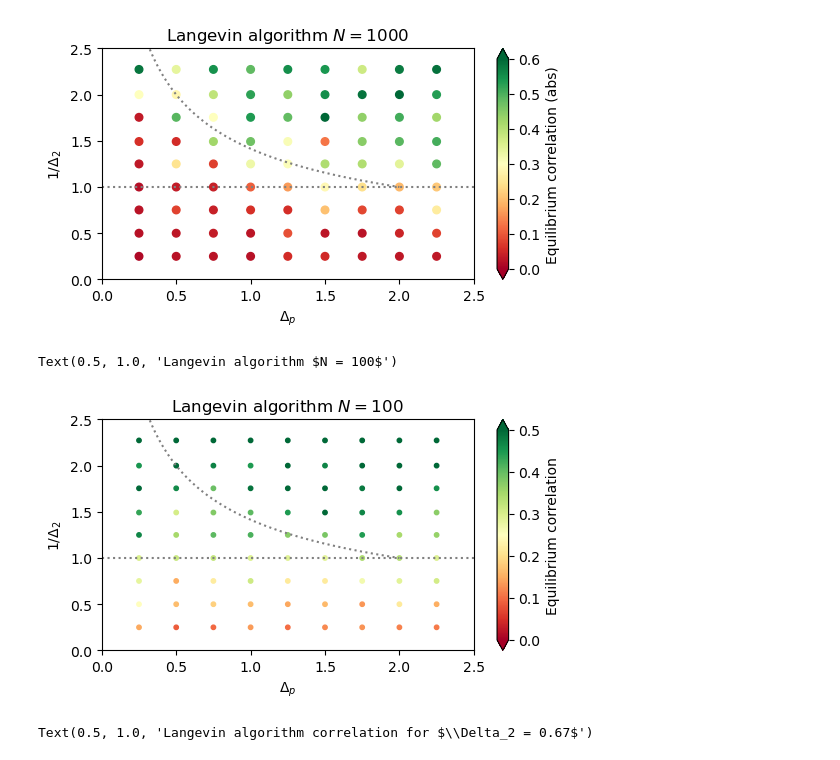
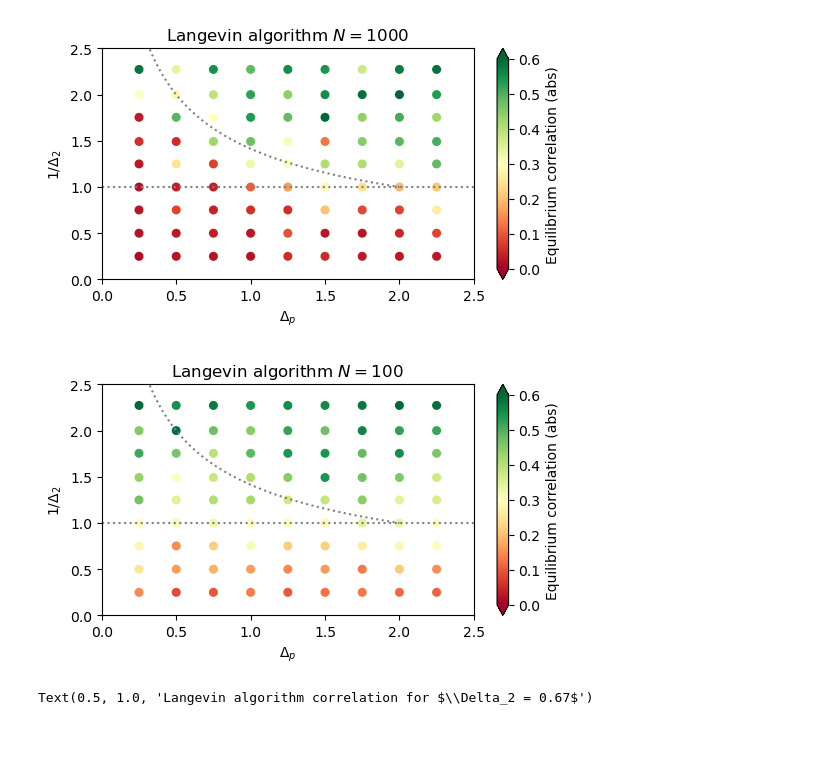
Before and after one commit to ychnli/ap229-final-project, a Jupyter notebook: analysis.ipynb, the cells around one changed output. Cells and saved outputs as stored; diff of their text form; code cells hidden in the pictures.

Commit message:
update analysis with more figures

```diff
--- a/analysis.ipynb
+++ b/analysis.ipynb
@@ -117,33 +114,32 @@ plt.savefig("figures/langevin_N1000_phase_diag_empirical_abs.png", dpi=300, bbox
 # %%
 equilibrium_corr = np.abs(corr_N100).mean("trial").isel(step=slice(-2000, -1)).mean("step")
 y = 1 / equilibrium_corr.delta2
 x = equilibrium_corr.deltap.values
 z = equilibrium_corr.values
 
 X, Y = np.meshgrid(x, y)
 
 # Flatten for scatter
 plt.figure(figsize=(6, 3))
-plt.scatter(X.flatten(), Y.flatten(), c=z.flatten(), s=10, vmin=0, vmax=0.5, cmap='RdYlGn')
+plt.scatter(X.flatten(), Y.flatten(), c=z.flatten(), s=30, vmin=0, vmax=0.6, cmap='RdYlGn')
 plt.xlabel(rf"$\Delta_p$")
 plt.ylabel(rf"$1/\Delta_2$")
 plt.xlim([0,2.5])
 plt.ylim([0,2.5])
 
 # Plot y = sqrt(x/2)
 x_line = np.linspace(x.min(), 2, 500)
 y_sqrt = np.sqrt(2 / x_line)
 plt.plot(x_line, y_sqrt, color='gray', linestyle=':', label=r"$y = \sqrt{2/x}$")
 
 # Plot y = 1
 plt.axhline(y=1, color='gray', linestyle=':', label=r"$y = 1$")
 
-plt.colorbar(label="Equilibrium correlation", extend='both')
+plt.colorbar(label="Equilibrium correlation (abs)", extend='both')
 plt.title(rf"Langevin algorithm $N = 100$")
-#plt.savefig("figures/langevin_N100_phase_diag_empirical.jpg", dpi=300, bbox_inches='tight')
+plt.savefig("figures/langevin_N100_phase_diag_empirical.png", dpi=300, bbox_inches='tight')
 # %% [output]
-Text(0.5, 1.0, 'Langevin algorithm $N = 100$')
-[figure, old version]
+[figure, new version]
 # %%
 from matplotlib import cm
 colors = cm.get_cmap('Greys')(np.linspace(0.2, 0.9, 7))
```
Also changed, not shown: parts of 14 cells of this notebook, 7 other files.
